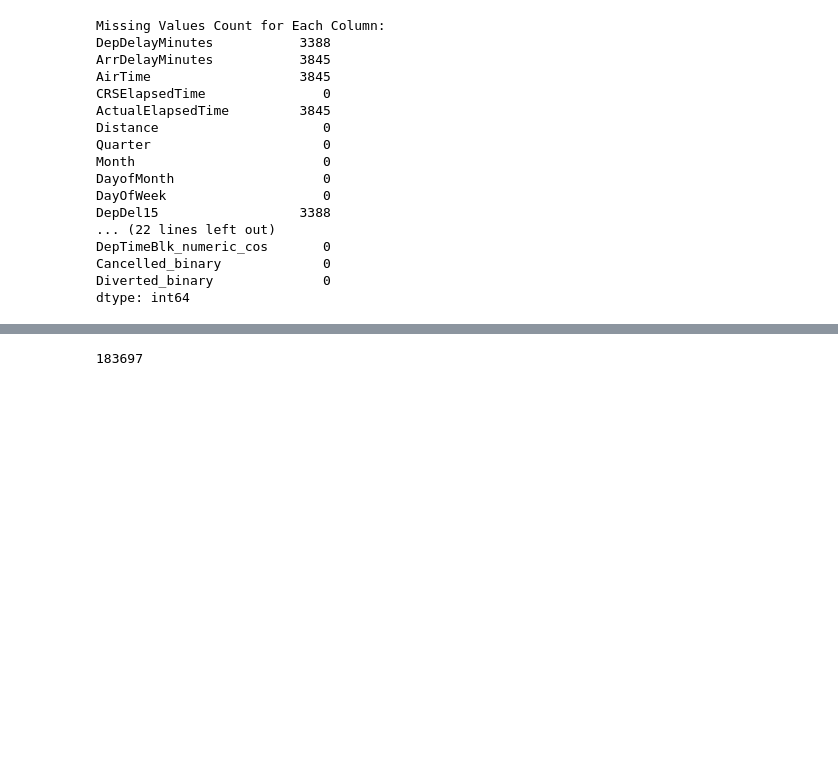
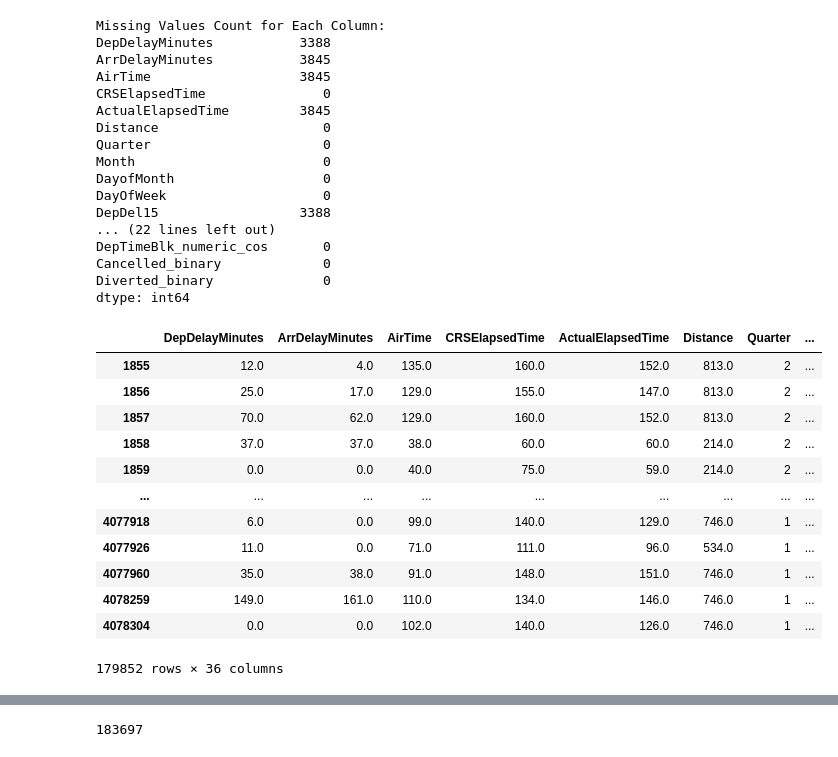
Before and after one commit to patel-aum-yorku/Flight-Status-Prediction, a Jupyter notebook: flight_status.ipynb, the cells around one changed output, grey strips where cells are left out. Cells and saved outputs as stored; diff of their text form; code cells hidden in the pictures; blank space fills up the shorter version.

```diff
--- a/flight_status.ipynb
+++ b/flight_status.ipynb
@@ -420,3 +449,19 @@ DepTimeBlk_numeric_cos       0
 Cancelled_binary             0
 Diverted_binary              0
 dtype: int64
+# %%
+df_ATL_filtered.dropna()
+# %% [output]
+|  | DepDelayMinutes | ArrDelayMinutes | AirTime | CRSElapsedTime | ActualElapsedTime | Distance | Quarter | ... |
+| 1855 | 12.0 | 4.0 | 135.0 | 160.0 | 152.0 | 813.0 | 2 | ... |
+| 1856 | 25.0 | 17.0 | 129.0 | 155.0 | 147.0 | 813.0 | 2 | ... |
+| 1857 | 70.0 | 62.0 | 129.0 | 160.0 | 152.0 | 813.0 | 2 | ... |
+| 1858 | 37.0 | 37.0 | 38.0 | 60.0 | 60.0 | 214.0 | 2 | ... |
+| 1859 | 0.0 | 0.0 | 40.0 | 75.0 | 59.0 | 214.0 | 2 | ... |
+| ... | ... | ... | ... | ... | ... | ... | ... | ... |
+| 4077918 | 6.0 | 0.0 | 99.0 | 140.0 | 129.0 | 746.0 | 1 | ... |
+| 4077926 | 11.0 | 0.0 | 71.0 | 111.0 | 96.0 | 534.0 | 1 | ... |
+| 4077960 | 35.0 | 38.0 | 91.0 | 148.0 | 151.0 | 746.0 | 1 | ... |
+| 4078259 | 149.0 | 161.0 | 110.0 | 134.0 | 146.0 | 746.0 | 1 | ... |
+| 4078304 | 0.0 | 0.0 | 102.0 | 140.0 | 126.0 | 746.0 | 1 | ... |
+179852 rows × 36 columns
```
Also changed, not shown: parts of 19 cells of this notebook.
